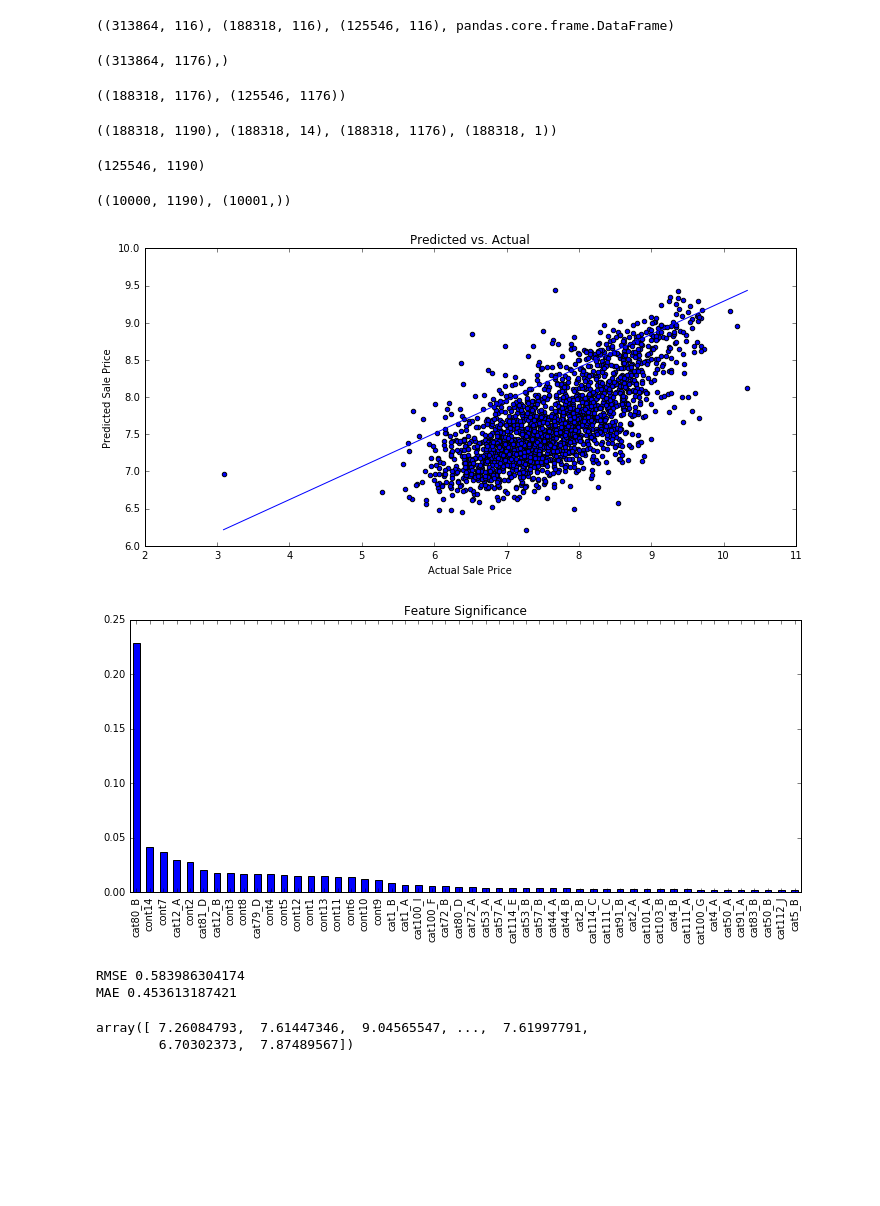
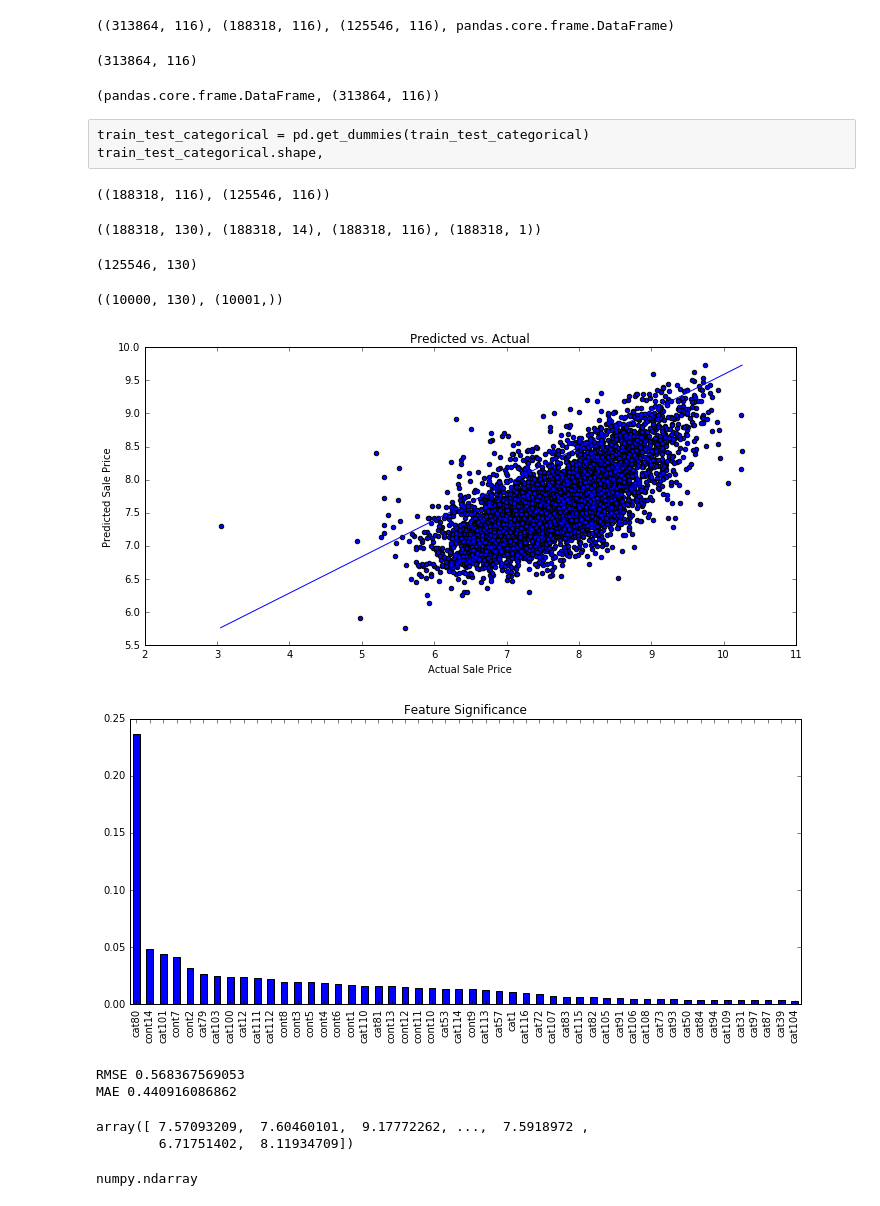
Before and after one commit to swapnilashtekar/AllState_Claims_Severity, a Jupyter notebook: allstate_claim.ipynb, the cells around one changed output. Cells and saved outputs as stored; diff of their text form; code cells hidden in the pictures; blank space fills up the shorter version.

Commit message:
Tried factorize, working successfully

```diff
--- a/allstate_claim.ipynb
+++ b/allstate_claim.ipynb
@@ -139,54 +139,62 @@ train_test_categorical = pd.concat((train_categorical.loc[:,:],test_categorical.
 train_test_categorical.shape, train_categorical.shape, test_categorical.shape, type(train_test_categorical)
 # %% [output]
 ((313864, 116), (188318, 116), (125546, 116), pandas.core.frame.DataFrame)
+# %%
+for column in train_categorical.columns.values:
+    train_test_categorical[column] = pd.factorize(train_test_categorical[column].values, sort=True)[0]
+train_test_categorical.shape
+# %% [output]
+(313864, 116)
 # %%
-train_test_categorical = pd.get_dummies(train_test_categorical)
-train_test_categorical.shape,
+type(train_test_categorical), train_test_categorical.shape
 # %% [output]
-((313864, 1176),)
+(pandas.core.frame.DataFrame, (313864, 116))
+# %% [raw]
+train_test_categorical = pd.get_dummies(train_test_categorical)
+train_test_categorical.shape,
 # %%
 train_categorical = train_test_categorical.iloc[:train_categorical.shape[0],:]
 test_categorical = train_test_categorical.iloc[train_categorical.shape[0]:,:]
 train_categorical.shape, test_categorical.shape
 # %% [output]
-((188318, 1176), (125546, 1176))
+((188318, 116), (125546, 116))
 # %%
 x_train_new = train_continuous.join(train_categorical)
 x_train_new.shape, train_continuous.shape, train_categorical.shape, t_train.shape
 # %% [output]
-((188318, 1190), (188318, 14), (188318, 1176), (188318, 1))
+((188318, 130), (188318, 14), (188318, 116), (188318, 1))
 # %%
 x_test = test_continuous.join(test_categorical)
 x_test.shape
 # %% [output]
-(125546, 1190)
+(125546, 130)
 # %%
 x_train_new.loc[:9999,:].shape, t_train.loc[:10000].values.ravel().shape
 # %% [output]
-((10000, 1190), (10001,))
+((10000, 130), (10001,))
 # %%
 from sklearn.cross_validation import train_test_split
 from sklearn.ensemble import RandomForestRegressor
 from sklearn.linear_model import LinearRegression
 
-X_train1, X_test1, y_train1, y_test1 = train_test_split(x_train_new.loc[:99999,:].values, t_train.values.ravel()[:100000], test_size=0.1)
+X_train1, X_test1, y_train1, y_test1 = train_test_split(x_train_new.loc[:79999,:].values, t_train.values.ravel()[:80000], test_size=0.1)
 clf = RandomForestRegressor(n_estimators=500, n_jobs=-1)
 #clf = LinearRegression(n_jobs=-1)
 
 clf.fit(X_train1, y_train1)
 y_pred = clf.predict(X_test1)
 
 #y_test1 = y_test1
 plt.figure(figsize=(10, 5))
 plt.scatter(y_test1, y_pred, s=20)
 plt.title('Predicted vs. Actual')
 plt.xlabel('Actual Sale Price')
 plt.ylabel('Predicted Sale Price')
 
 plt.plot([min(y_test1), max(y_test1)], [min(y_pred), max(y_pred)])
 plt.tight_layout()
 # %% [output]
-[figure, old version]
+[figure, new version]
 # %%
 '''Get names of the features of entire data'''
 names = list(x_train_new.columns.values)
@@ -200,7 +208,7 @@ sorted_importances.head(50).plot(kind='bar')
 plt.title('Feature Significance')
 plt.tight_layout()
 # %% [output]
-[figure, old version]
+[figure, new version]
 # %%
 from sklearn.metrics import mean_squared_error
 from sklearn.metrics import mean_absolute_error
@@ -208,11 +216,15 @@ from math import sqrt
 print "RMSE", sqrt(mean_squared_error(y_test1, y_pred, multioutput='raw_values'))
 print "MAE", mean_absolute_error(y_test1, y_pred)
 # %% [output]
-RMSE 0.583986304174
-MAE 0.453613187421
+RMSE 0.568367569053
+MAE 0.440916086862
 # %%
 y_pred = clf.predict(x_test)
 y_pred
 # %% [output]
-array([ 7.26084793,  7.61447346,  9.04565547, ...,  7.61997791,
-        6.70302373,  7.87489567])
+array([ 7.57093209,  7.60460101,  9.17772262, ...,  7.5918972 ,
+        6.71751402,  8.11934709])
+# %%
+type(y_pred)
+# %% [output]
+numpy.ndarray
```
Also changed, not shown: parts of 1 cell of this notebook, 1 other file.
